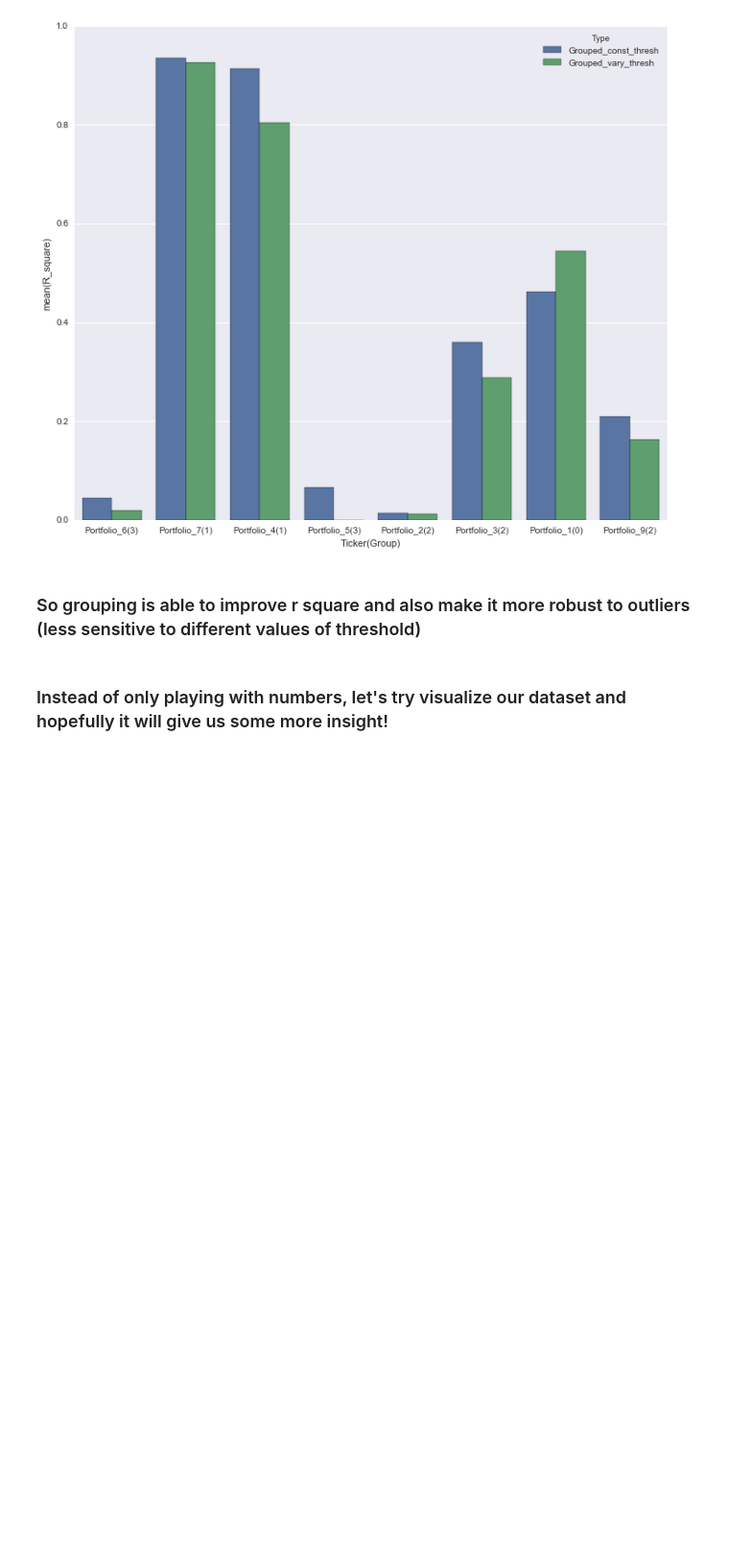
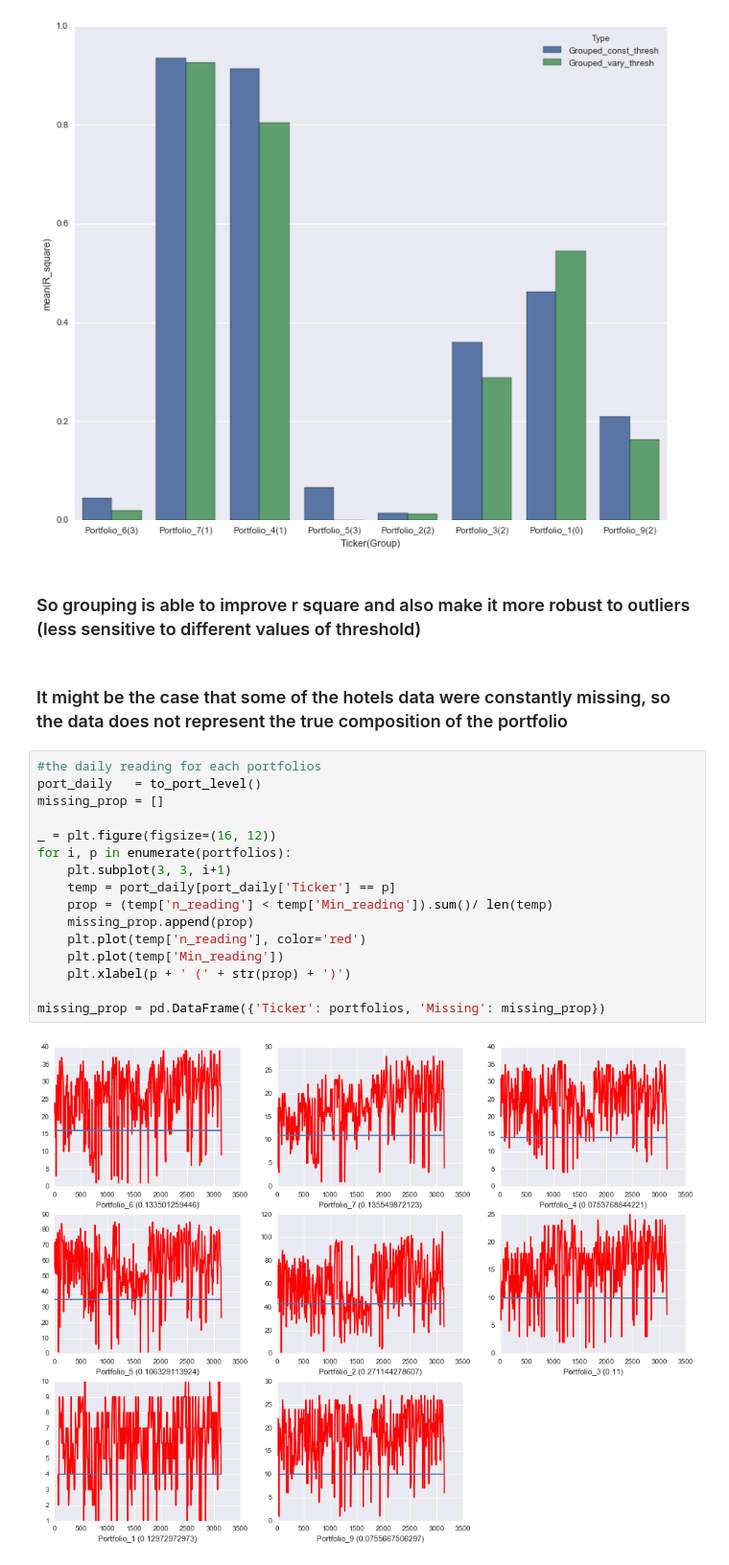
Before and after one commit to MaxwellLZH/BigByteInsight, a Jupyter notebook: HomeChallenge/r2/r2_test.ipynb, the cells around one changed output. Shown at 96% size. Cells and saved outputs as stored; diff of their text form; blank space fills up the shorter version.

```diff
--- a/HomeChallenge/r2/r2_test.ipynb
+++ b/HomeChallenge/r2/r2_test.ipynb
@@ -387,5 +387,23 @@ plt.xlabel('Ticker(Group)')
 [figure]
 # %% [markdown]
 ### So grouping is able to improve r square and also make it more robust to outliers (less sensitive to different values of threshold)
-# %% [markdown]
-### Instead of only playing with numbers, let's try visualize our dataset and hopefully it will give us some more insight!
+# %% [markdown]
+### It might be the case that some of the hotels data were constantly missing, so the data does not represent the true composition of the portfolio
+# %%
+#the daily reading for each portfolios
+port_daily   = to_port_level()
+missing_prop = []
+
+_ = plt.figure(figsize=(16, 12))
+for i, p in enumerate(portfolios):
+    plt.subplot(3, 3, i+1)
+    temp = port_daily[port_daily['Ticker'] == p]
+    prop = (temp['n_reading'] < temp['Min_reading']).sum()/ len(temp)
+    missing_prop.append(prop)
+    plt.plot(temp['n_reading'], color='red')
+    plt.plot(temp['Min_reading'])
+    plt.xlabel(p + ' (' + str(prop) + ')')
+
+missing_prop = pd.DataFrame({'Ticker': portfolios, 'Missing': missing_prop})
+# %% [output]
+[figure, added]
```
Also changed, not shown: parts of 1 cell of this notebook.
